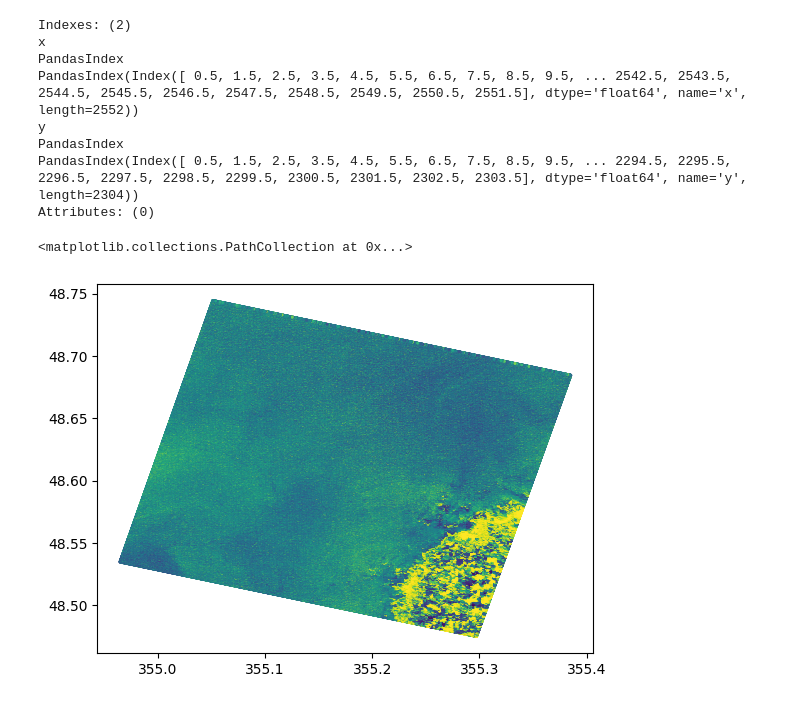
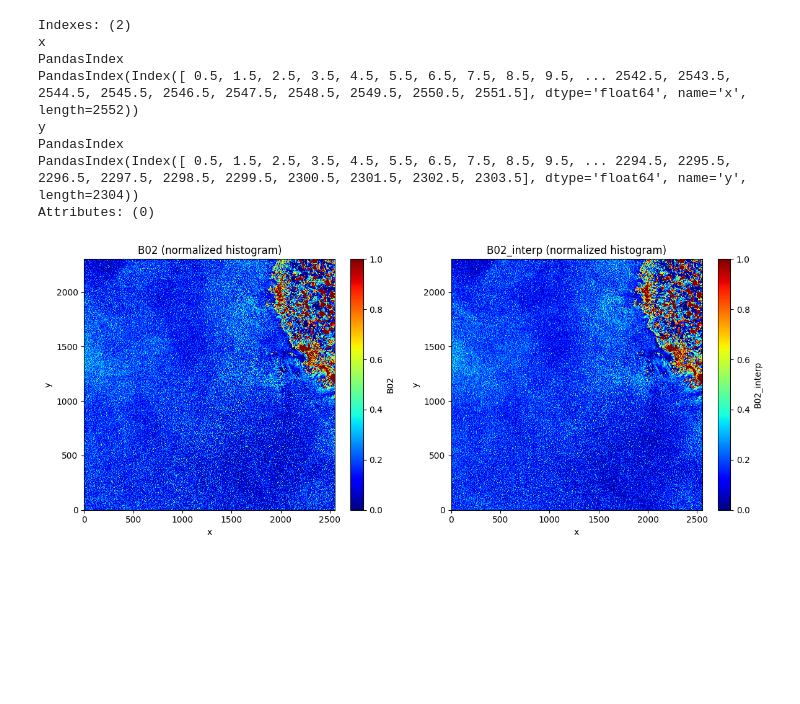
Before and after one commit to EOPF-DGGS/BIDS25_demo, a Jupyter notebook: healpix_projection_example_s2.ipynb, the cells around one changed output. Saved outputs shown, nothing was run; the diff lists cells and outputs as text; code cells hidden in the pictures; blank space fills up the shorter version.

Commit message:
Update healpix proj exemple

```diff
--- a/healpix_projection_example_s2.ipynb
+++ b/healpix_projection_example_s2.ipynb
@@ -87,14 +87,38 @@ image_b02 = np.bincount(ih, weights=ds.B02.values.flatten())
 # Compute the mean B02 reflectance value for each HEALPix pixel
 # by dividing the sum of B02 values by the number of points (hits) in each pixel
 image_b02 /= image_hit
-# %%
-# Scatter plot displaying the HEALPix pixel centers (lon, lat)
-# Colored by an ampirical normalized version of the B02 reflectance
-# Normalization is done with hyperbolic tangent (tanh) of the standardized values (mean-subtracted, std-scaled)
-
-plt.scatter(lon, lat,
-            c=np.tanh((image_b02 - np.median(image_b02)) / np.std(image_b02)),
-            s=1)
-# %% [output]
-<matplotlib.collections.PathCollection at 0x...>
-[figure, removed]
+# %%
+# Let's say B02_interp_array is your (y, x) float32 dask array
+ds["B02_interp"] = xr.DataArray(
+    data=image_b02[ih].reshape(ds.longitude.values.shape),         # your computed/interpolated values
+    dims=("y", "x"),               # same dims as B02
+    coords={"x": ds.x, "y": ds.y}, # reuse coordinates from ds
+    attrs={"description": "Interpolated version of B02"}
+)
+# %%
+# Compute histogram-based normalized image
+def normalize_histogram(data, clip=(2, 98)):
+    """Normalize array based on percentile range"""
+    # Flatten and remove NaNs
+    flat = data.values.ravel()
+    flat = flat[~np.isnan(flat)]
+
+    vmin, vmax = np.percentile(flat, clip)
+    stretched = np.clip((data - vmin) / (vmax - vmin), 0, 1)
+    return stretched
+# %%
+# Apply normalization
+norm_b02 = normalize_histogram(ds.B02)
+norm_b02_interp = normalize_histogram(ds.B02_interp)
+
+# Plot side by side
+fig, axes = plt.subplots(1, 2, figsize=(12, 5))
+norm_b02.plot(ax=axes[0], cmap="jet")
+axes[0].set_title("B02 (normalized histogram)")
+
+norm_b02_interp.plot(ax=axes[1], cmap="jet")
+axes[1].set_title("B02_interp (normalized histogram)")
+
+plt.tight_layout()
+# %% [output]
+[figure, added]
```
